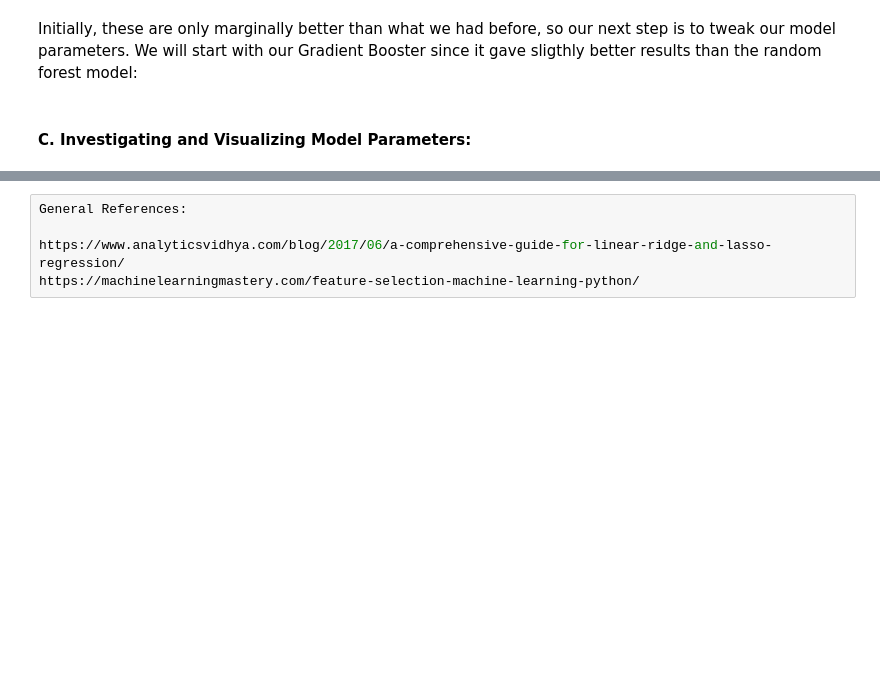
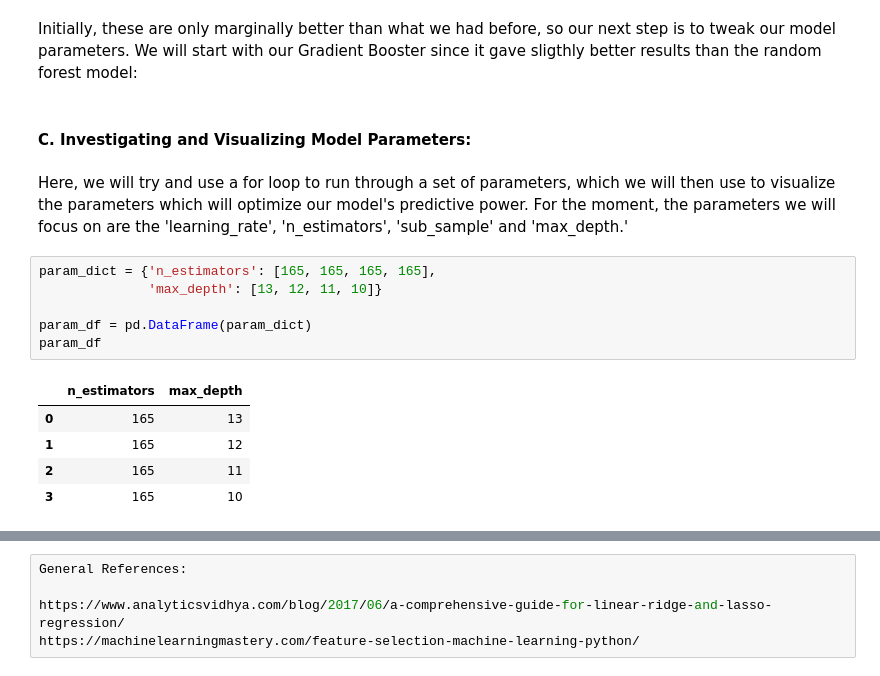
Before and after one commit to Begecky/Thinkful_Materials, a Jupyter notebook: CyberTerrorism3.ipynb, the cells around one changed output, grey strips where cells are left out. Saved outputs shown, nothing was run; the diff lists cells and outputs as text; blank space fills up the shorter version.

```diff
--- a/CyberTerrorism3.ipynb
+++ b/CyberTerrorism3.ipynb
@@ -2674,3 +2674,17 @@ Balanced Accuracy: 64.10%
 Initially, these are only marginally better than what we had before, so our next step is to tweak our model parameters.  We will start with our Gradient Booster since it gave sligthly better results than the random forest model:
 # %% [markdown]
 #### C. Investigating and Visualizing Model Parameters:
+# %% [markdown]
+Here, we will try and use a for loop to run through a set of parameters, which we will then use to visualize the parameters which will optimize our model's predictive power.  For the moment, the parameters we will focus on are the 'learning_rate', 'n_estimators', 'sub_sample' and 'max_depth.'
+# %%
+param_dict = {'n_estimators': [165, 165, 165, 165],
+              'max_depth': [13, 12, 11, 10]}
+
+param_df = pd.DataFrame(param_dict)
+param_df
+# %% [output]
+|  | n_estimators | max_depth |
+| 0 | 165 | 13 |
+| 1 | 165 | 12 |
+| 2 | 165 | 11 |
+| 3 | 165 | 10 |
```
Also changed, not shown: parts of 9 cells of this notebook.
